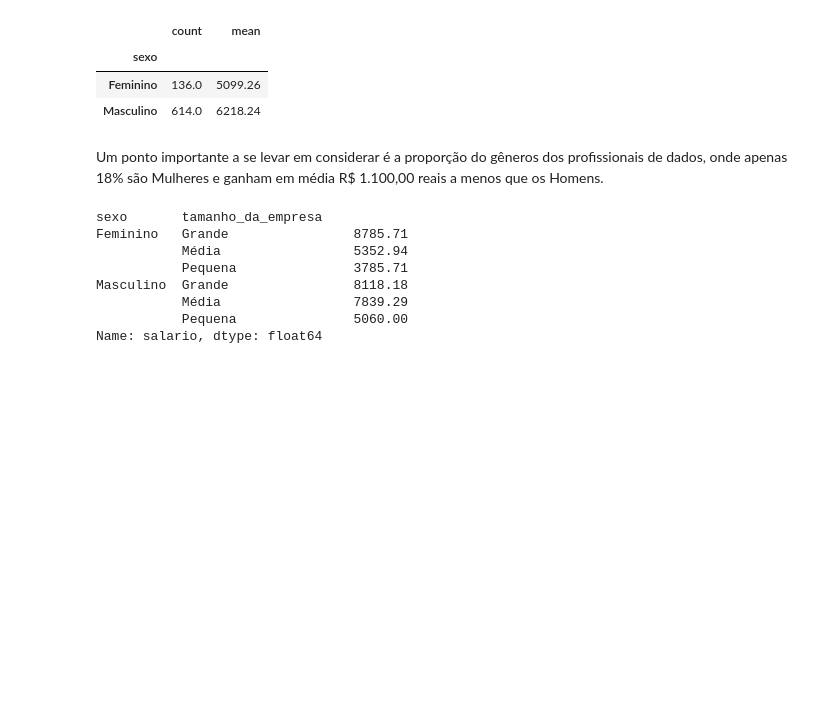
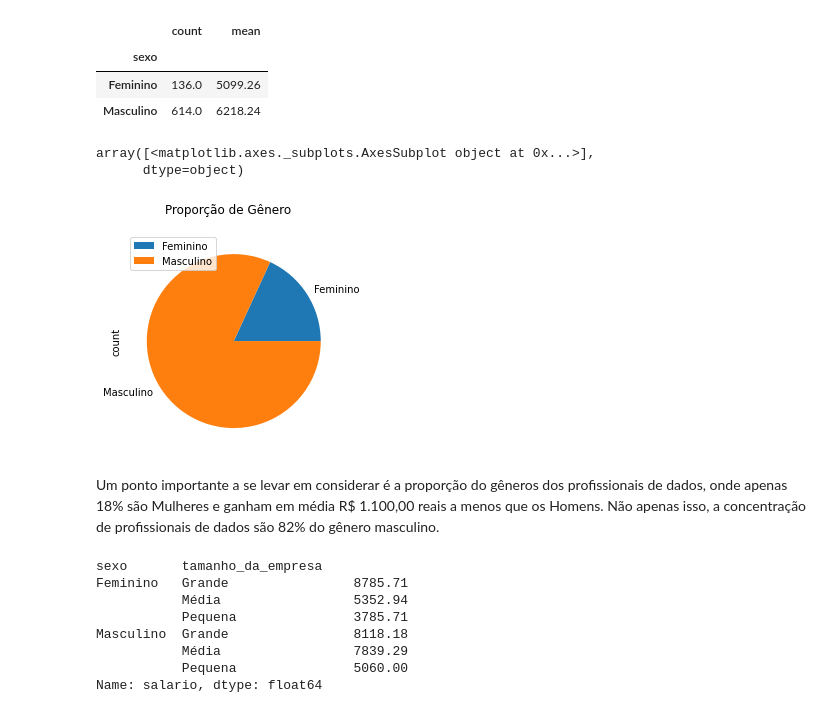
Before and after one commit to travallons/flaidds3, a Jupyter notebook: O_Perfil_do_Profissional_de_Dados_EDA_Flai_Rodrigo_Pravalão.ipynb, the cells around one changed output. Saved outputs shown, nothing was run; the diff lists cells and outputs as text; code cells hidden in the pictures; blank space fills up the shorter version.

```diff
--- a/O_Perfil_do_Profissional_de_Dados_EDA_Flai_Rodrigo_Pravalão.ipynb
+++ b/O_Perfil_do_Profissional_de_Dados_EDA_Flai_Rodrigo_Pravalão.ipynb
@@ -358,8 +364,14 @@ pds['salario'].groupby(pds['sexo']).describe()[['count', 'mean']].round(2)
 | sexo |  |  |
 | Feminino | 136.0 | 5099.26 |
 | Masculino | 614.0 | 6218.24 |
+# %%
+pds['salario'].groupby(pds['sexo']).describe()[['count']].round(2).plot(kind = 'pie', subplots = True, title = 'Proporção de Gênero')
+# %% [output]
+array([<matplotlib.axes._subplots.AxesSubplot object at 0x...>],
+      dtype=object)
+[figure, added]
 # %% [markdown]
-Um ponto importante a se levar em considerar é a proporção do gêneros dos profissionais de dados, onde apenas 18% são Mulheres e ganham em média R$ 1.100,00 reais a menos que os Homens.
+Um ponto importante a se levar em considerar é a proporção do gêneros dos profissionais de dados, onde apenas 18% são Mulheres e ganham em média R$ 1.100,00 reais a menos que os Homens. Não apenas isso, a concentração de profissionais de dados são 82% do gênero masculino.
 # %%
 cds.groupby(['sexo', 'tamanho_da_empresa']).mean()['salario'].round(2)
 # %% [output]
```
Also changed, not shown: parts of 3 cells of this notebook.
